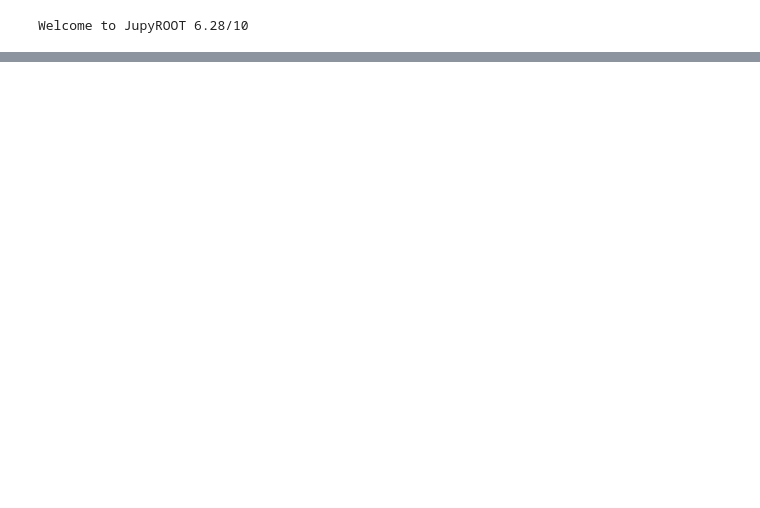
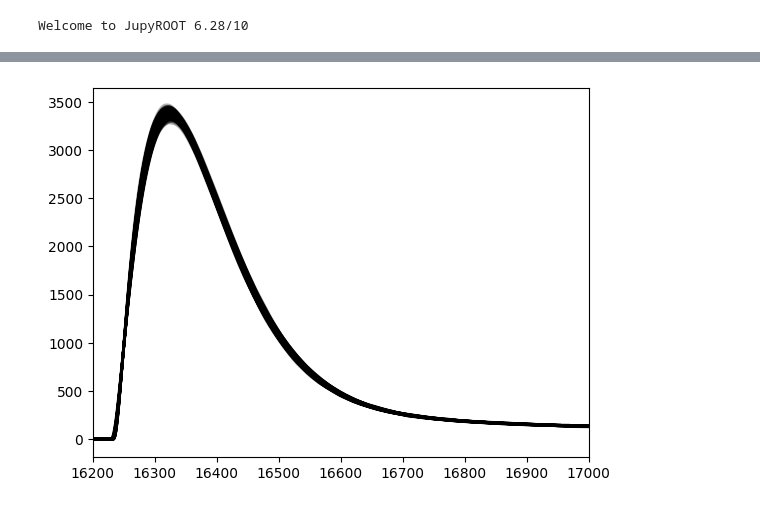
Before and after one commit to perry5334/CDMS, a Jupyter notebook: notebooks/BGM/cRadial_eff_rawpulses.ipynb, the cells around one changed output, grey strips where cells are left out. Drawn from its saved outputs; the diff is of its cells as text; code cells hidden in the pictures; blank space fills up the shorter version.

```diff
--- a/notebooks/BGM/cRadial_eff_rawpulses.ipynb
+++ b/notebooks/BGM/cRadial_eff_rawpulses.ipynb
@@ -106,3 +101,5 @@ RQs['sim'] = RQs_K
 lin_class = linearization(det["sim"], 'PTOFamps', 'unbinned')
 RQs["sim"]['lin_PTOFamps'] = lin_class.linearize(RQs["sim"]['PTOFamps'])
 RQs["sim"]['calib_PTOFamps'] = RQs["sim"]['lin_PTOFamps'] * lin2keVee["sim"]
+# %%
+frame = pd.DataFrame(RQs['sim'])
@@ -108,0 +142,18 @@ RQs["sim"]['calib_PTOFamps'] = RQs["sim"]['lin_PTOFamps'] * lin2keVee["sim"]
+# %%
+samplerate=625000
+tracelength=32768
+# %%
+relcal = {
+    '1': {'PFS1': 0.935,
+ 'PCS1': 1.002,
+ 'PDS1': 0.998,
+ 'PBS1': 1.076,
+ 'PES1': 1.018,
+ 'PAS1': 1.14,
+ 'PFS2': 0.895,
+ 'PCS2': 0.931,
+ 'PBS2': 1.008,
+ 'PES2': 0.946,
+ 'PDS2': 0.992,
+ 'PAS2': 1.059}
+}
@@ -108,0 +201,52 @@ RQs["sim"]['calib_PTOFamps'] = RQs["sim"]['lin_PTOFamps'] * lin2keVee["sim"]
+# %%
+# PT template
+# percent point at which to align the pulses and average, not using the OFdelay RQ here
+p = 30
+
+sos = signal.butter(1, 10000, 'low', fs=samplerate, output='sos')
+channel_set = {}
+chan_names = ['PAS1', 'PBS1', 'PCS1', 'PDS1', 'PES1', 'PFS1','PAS2', 'PBS2', 'PCS2', 'PDS2', 'PES2', 'PFS2']
+for s in series_list:
+    pt_trace = {}
+    try:
+        numevents = events[s]
+    except KeyError as e:
+        print('KeyError',e)
+        continue
+    for n in numevents:
+        temp = []
+        for index, chan in enumerate(chan_names):
+            if chan == 'PAS1' and det=='3': continue
+            # extract the pulse
+            pulse = raw_events[s][chan][n][:]
+            trace = (pulse - baselines[s][chan][n]) * relcal['1'][chan] # subtract baseline, then apply relative calibration factor
+            #if abs(round(delay[s][chan][n]*samplerate)) > 300: continue
+            aligned_trace = trace
+            temp.append(aligned_trace)
+        pt_event = np.mean(temp,axis=0)
+
+        # PT Trace alignment
+        pt_aligned = 0
+        triggerindex= 16250 #Align at trigger index
+        if np.any(np.isnan(pt_event)): continue
+        # Apply the lowpass filter for detemining the percentage of max.
+        pt_event_lp = signal.sosfilt(sos,pt_event)
+        a=np.where(pt_event_lp[:np.where(pt_event_lp==max(pt_event_lp))[0][0]]< (p/100)*max(pt_event_lp))[0]
+        if(len(a)!=0):
+            startpulse=a[len(a)-1]
+            if(startpulse>triggerindex):
+                pt_aligned=np.append(pt_event[startpulse-triggerindex:],pt_event[:startpulse-triggerindex])
+            else:
+                pt_aligned=np.append(pt_event[len(pt_event)-triggerindex+startpulse:],pt_event[:len(pt_event)-triggerindex+startpulse])
+        else:
+            continue
+        try:
+            plt.plot(signal.sosfilt(sos,pt_aligned), alpha = 0.3, color='black')
+            pt_trace[n] = pt_aligned
+        except: continue
+    channel_set[s] = pt_trace
+plt.xlim(16200,17000)
+#plt.savefig(f"plots/PTtemplates/traceOvrlay_method5_{det}.png")
+plt.show()
+# %% [output]
+[figure, added]
```
Also changed, not shown: parts of 15 cells of this notebook, 2 other files.
